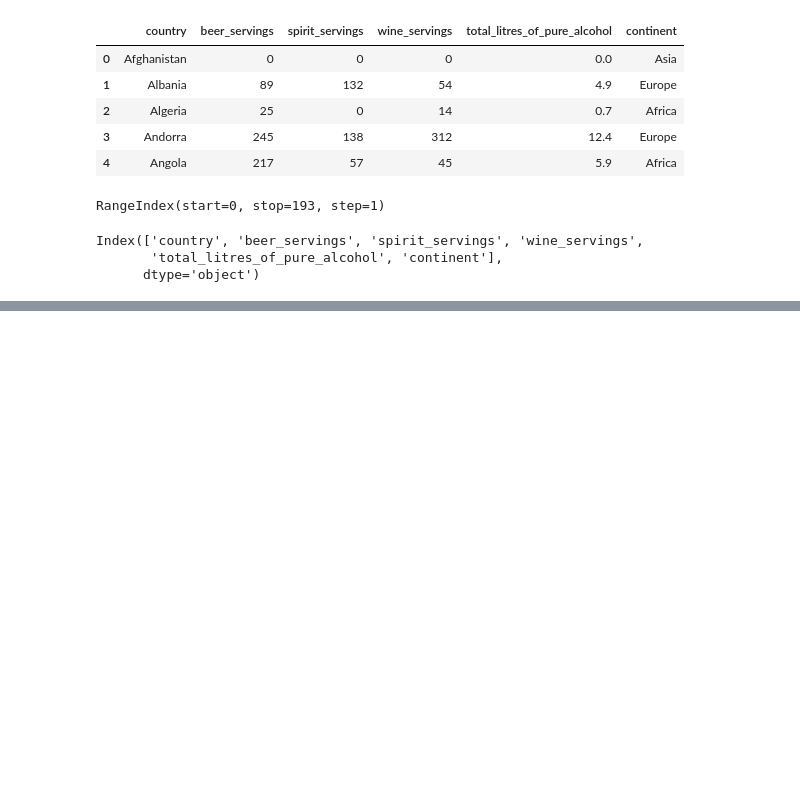
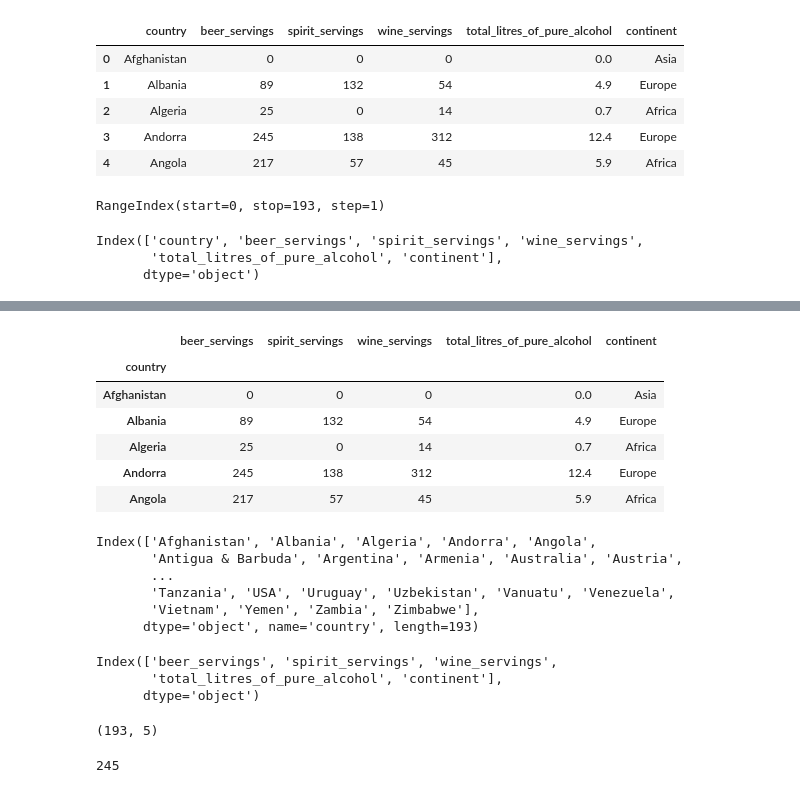
Before and after one commit to Deepshikha05/Learn-Pandas, a Jupyter notebook: Pandas.ipynb, the cells around one changed output, grey strips where cells are left out. Cells and saved outputs as stored; diff of their text form; code cells hidden in the pictures; blank space fills up the shorter version.

```diff
--- a/Pandas.ipynb
+++ b/Pandas.ipynb
@@ -813,0 +856,39 @@ Index(['country', 'beer_servings', 'spirit_servings', 'wine_servings',
+# %%
+# Set an existing column as the index
+drinks.set_index('country', inplace=True)
+drinks.head()
+# %% [output]
+|  | beer_servings | spirit_servings | wine_servings | total_litres_of_pure_alcohol | continent |
+| country |  |  |  |  |  |
+| Afghanistan | 0 | 0 | 0 | 0.0 | Asia |
+| Albania | 89 | 132 | 54 | 4.9 | Europe |
+| Algeria | 25 | 0 | 14 | 0.7 | Africa |
+| Andorra | 245 | 138 | 312 | 12.4 | Europe |
+| Angola | 217 | 57 | 45 | 5.9 | Africa |
+# %%
+# 'country' is now the index
+drinks.index
+# %% [output]
+Index(['Afghanistan', 'Albania', 'Algeria', 'Andorra', 'Angola',
+       'Antigua & Barbuda', 'Argentina', 'Armenia', 'Australia', 'Austria',
+       ...
+       'Tanzania', 'USA', 'Uruguay', 'Uzbekistan', 'Vanuatu', 'Venezuela',
+       'Vietnam', 'Yemen', 'Zambia', 'Zimbabwe'],
+      dtype='object', name='country', length=193)
+# %%
+# 'country' is no longer a column
+drinks.columns
+# %% [output]
+Index(['beer_servings', 'spirit_servings', 'wine_servings',
+       'total_litres_of_pure_alcohol', 'continent'],
+      dtype='object')
+# %%
+# 'country' data is no longer part of the DataFrame contents
+drinks.shape
+# %% [output]
+(193, 5)
+# %%
+# Country name can now be used for selection
+drinks.loc['Brazil', 'beer_servings']
+# %% [output]
+245
```
Also changed, not shown: parts of 35 cells of this notebook.
